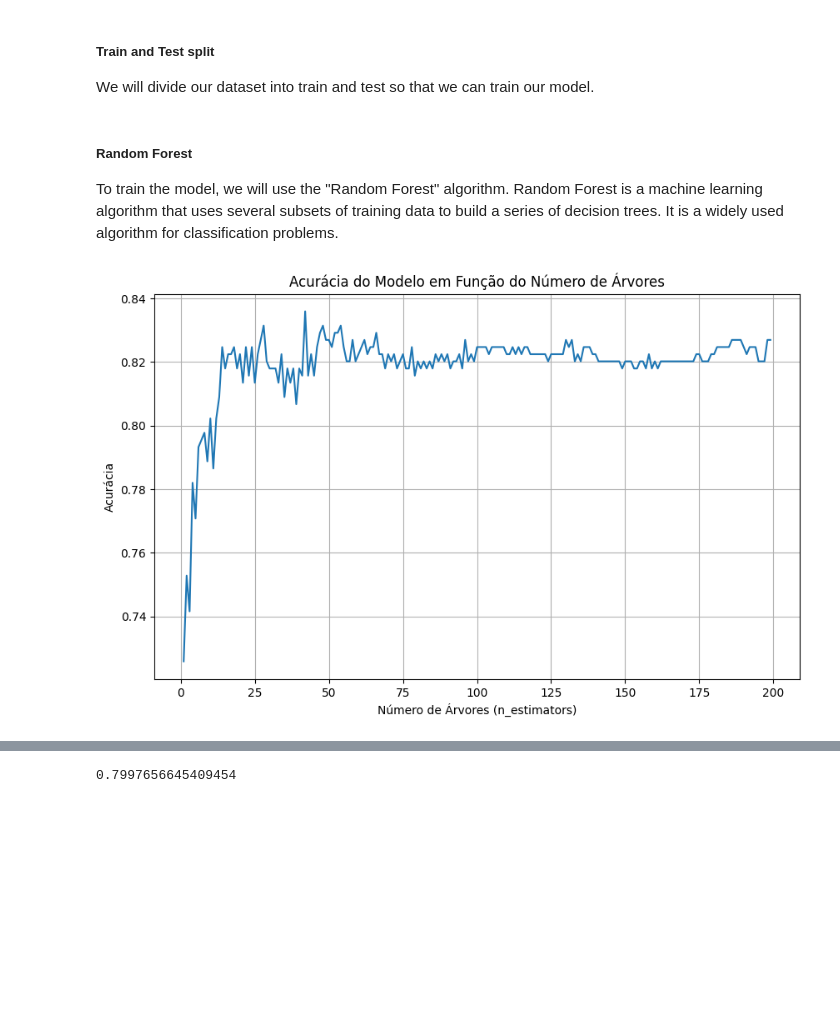
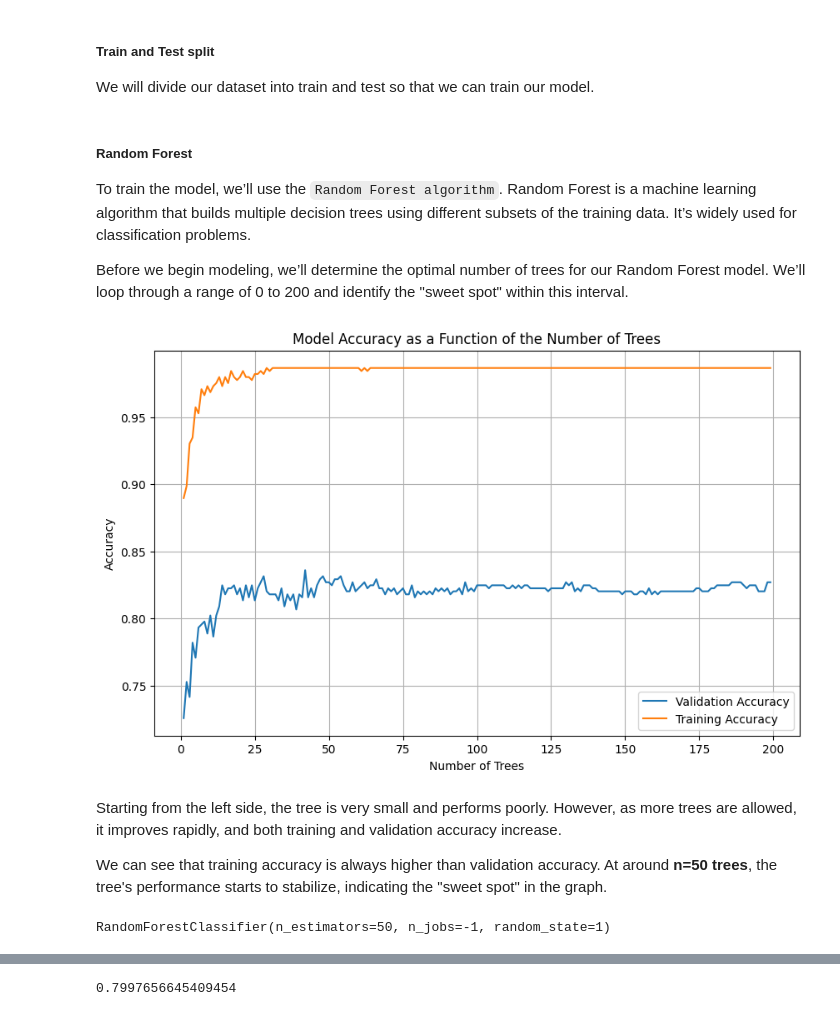
Before and after one commit to maylonleoncio/titanic, a Jupyter notebook: titanic_analysis.ipynb, the cells around one changed output, grey strips where cells are left out. Cells and saved outputs as stored; diff of their text form; code cells hidden in the pictures; blank space fills up the shorter version.

```diff
--- a/titanic_analysis.ipynb
+++ b/titanic_analysis.ipynb
@@ -813,34 +813,46 @@ X_train, X_valid, y_train, y_valid = train_test_split(X, y, test_size=0.5, rando
 # %% [markdown]
 ##### Random Forest
 
-To train the model, we will use the "Random Forest" algorithm. Random Forest is a machine learning algorithm that uses several subsets of training data to build a series of decision trees. It is a widely used algorithm for classification problems.
+To train the model, we’ll use the ``Random Forest algorithm``. Random Forest is a machine learning algorithm that builds multiple decision trees using different subsets of the training data. It’s widely used for classification problems.
+
+Before we begin modeling, we’ll determine the optimal number of trees for our Random Forest model. We’ll loop through a range of 0 to 200 and identify the "sweet spot" within this interval.
 # %%
 
 n_estimators_range = range(1, 200)
 scores = []
-
+scores_train = []
 for n in n_estimators_range:
     model = RandomForestClassifier(n_estimators=n,
                                  n_jobs=-1,
                                  random_state=1)
     model.fit(X_train, y_train)
     y_pred = model.predict(X_valid)
     accuracy = np.mean(y_valid == y_pred)
     scores.append(accuracy)
+    scores_train.append(model.score(X_train,y_train))
 
 # Plotando os resultados
 plt.figure(figsize=(10, 6))
-plt.plot(n_estimators_range, scores)
+plt.plot(n_estimators_range, scores, label='Validation Accuracy')
+plt.plot(n_estimators_range, scores_train, label='Training Accuracy')
 plt.title('Model Accuracy as a Function of the Number of Trees')
 plt.xlabel('Number of Trees')
 plt.ylabel('Accuracy')
+plt.legend()
 plt.grid(True)
 plt.show()
 # %% [output]
-[figure, old version]
+[figure, new version]
+# %% [markdown]
+Starting from the left side, the tree is very small and performs poorly. However, as more trees are allowed, it improves rapidly, and both training and validation accuracy increase.
+
+We can see that training accuracy is always higher than validation accuracy. At around __n=50 trees__, the tree's performance starts to stabilize, indicating the "sweet spot" in the graph.
 # %%
-mod = RandomForestClassifier(n_estimators=100, n_jobs=-1, random_state=1)
+# Modeling
+mod = RandomForestClassifier(n_estimators=50, n_jobs=-1, random_state=1)
 mod.fit(X_train, y_train)
+# %% [output]
+RandomForestClassifier(n_estimators=50, n_jobs=-1, random_state=1)
 # %%
 X_prev = mod.predict(X_valid)
 X_prev, X_prev.shape
```
Also changed, not shown: parts of 14 cells of this notebook.
